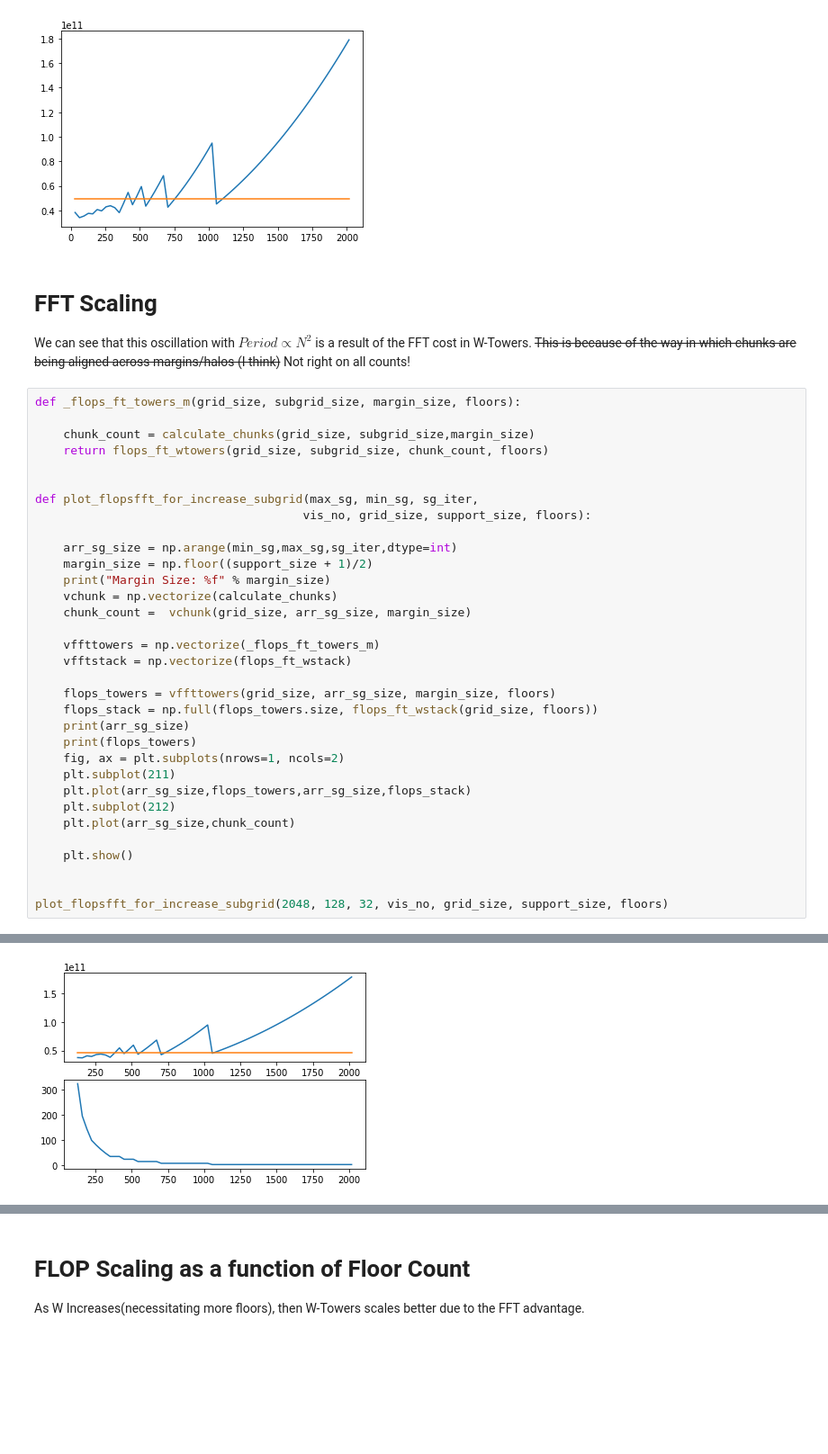
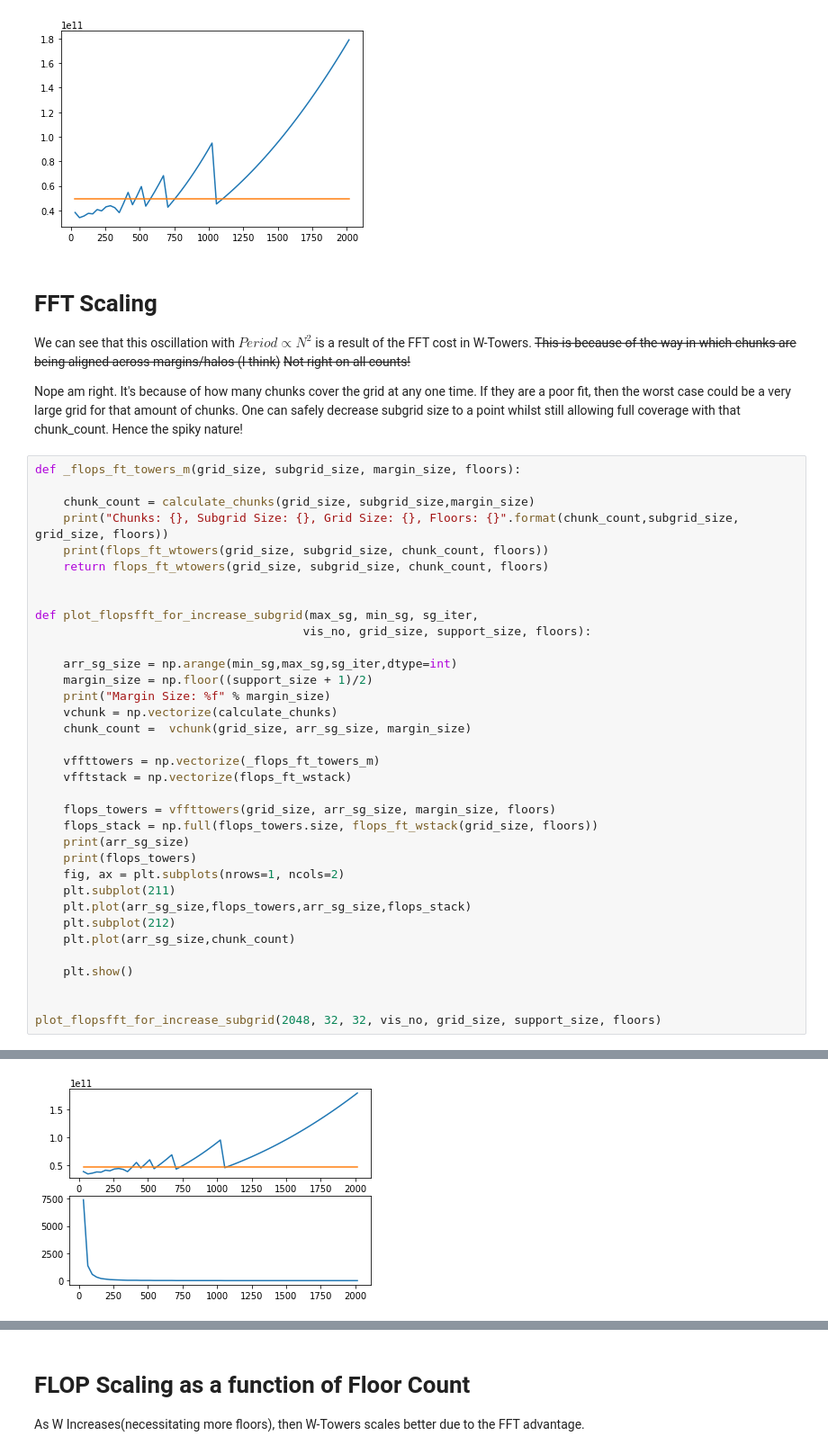
Before and after one commit to KentJames/Radio-Gridders, a Jupyter notebook: doc/complexity-analysis.ipynb, the cells around one changed output, grey strips where cells are left out. Shown at 90% size. Drawn from its saved outputs; the diff is of its cells as text; blank space fills up the shorter version.

```diff
--- a/doc/complexity-analysis.ipynb
+++ b/doc/complexity-analysis.ipynb
@@ -150,11 +150,15 @@ plot_flops_for_increase_subgrid(2048, 32,32, vis_no, grid_size, support_size, fl
 # %% [markdown]
 # FFT Scaling
 
-We can see that this oscillation with $Period \propto N^2 $ is a result of the FFT cost in W-Towers. ~~This is because of the way in which chunks are being aligned across margins/halos (I think)~~ Not right on all counts!
+We can see that this oscillation with $Period \propto N^2 $ is a result of the FFT cost in W-Towers. ~~This is because of the way in which chunks are being aligned across margins/halos (I think)~~ ~~Not right on all counts!~~
+
+Nope am right. It's because of how many chunks cover the grid at any one time. If they are a poor fit, then the worst case could be a very large grid for that amount of chunks. One can safely decrease subgrid size to a point whilst still allowing full coverage with that chunk_count. Hence the spiky nature!
 # %%
 def _flops_ft_towers_m(grid_size, subgrid_size, margin_size, floors):
 
     chunk_count = calculate_chunks(grid_size, subgrid_size,margin_size)
+    print("Chunks: {}, Subgrid Size: {}, Grid Size: {}, Floors: {}".format(chunk_count,subgrid_size, grid_size, floors))
+    print(flops_ft_wtowers(grid_size, subgrid_size, chunk_count, floors))
     return flops_ft_wtowers(grid_size, subgrid_size, chunk_count, floors)
 
 
@@ -183,6 +187,6 @@ def plot_flopsfft_for_increase_subgrid(max_sg, min_sg, sg_iter,
     plt.show()
 
 
-plot_flopsfft_for_increase_subgrid(2048, 128, 32, vis_no, grid_size, support_size, floors)
+plot_flopsfft_for_increase_subgrid(2048, 32, 32, vis_no, grid_size, support_size, floors)
 # %% [output]
 Margin Size: 8.000000
@@ -208,4 +209,4 @@ Margin Size: 8.000000
-[figure, old version]
+[figure, new version]
 # %%
 def wtowers_ft_sub(subg,count,floors):
     return 5 * count * floors * np.square(subg) * np.log2(np.square(subg))
```
Also changed, not shown: parts of 2 cells of this notebook.
